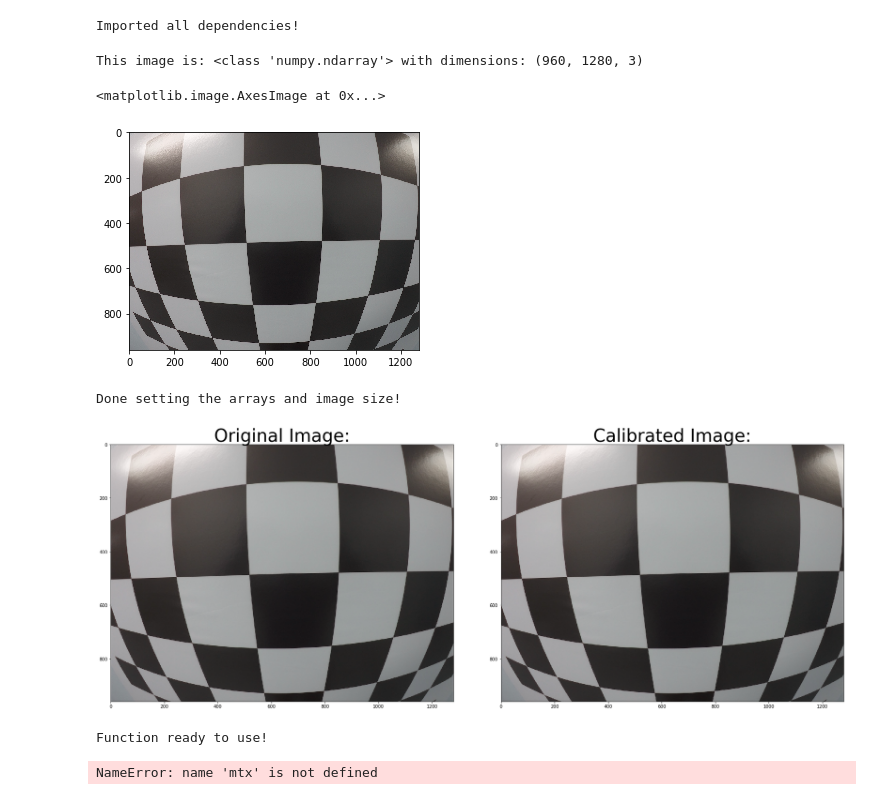
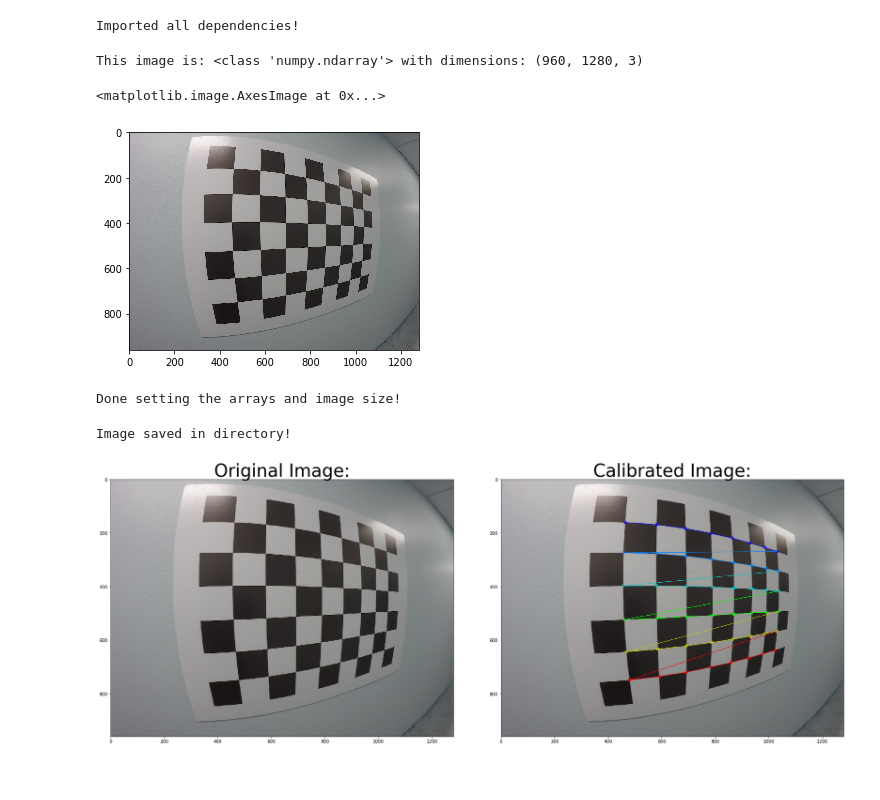
Before and after one commit to CJL89/Advance-Lane-Finding, a Jupyter notebook: Advance Lane Finding.ipynb, the cells around one changed output. Drawn from its saved outputs; the diff is of its cells as text; code cells hidden in the pictures.

Commit message:
Created the camera calibration function

```diff
--- a/Advance Lane Finding.ipynb
+++ b/Advance Lane Finding.ipynb
@@ -12,14 +12,14 @@ print('Imported all dependencies!')
 Imported all dependencies!
 # %%
 # Opening and reading an image (one provided by Udacity):
-image = cv2.imread('test_images/distorted_chessboard.jpg')
+image = cv2.imread('calibration_wide/GOPR0032.jpg')
 
 print('This image is:', type(image), 'with dimensions:', image.shape)
 plt.imshow(image)
 # %% [output]
 This image is: <class 'numpy.ndarray'> with dimensions: (960, 1280, 3)
 <matplotlib.image.AxesImage at 0x...>
-[figure, old version]
+[figure, new version]
 # %%
 # Setting image size:
 # Number of inside corners in X:
@@ -43,56 +43,52 @@ objp[:,:2] = np.mgrid[0:8, 0:6].T.reshape(-1, 2)
 print('Done setting the arrays and image size!')
 # %% [output]
 Done setting the arrays and image size!
-# %%
-fname = ('test_images/distorted_chessboard.jpg')
-img = cv2.imread(fname)
-
-# Convert to grayscale
-gray = cv2.cvtColor(image, cv2.COLOR_BGR2GRAY)
-
-# Find the chessboard corners
-ret, corners = cv2.findChessboardCorners(gray, (nx, ny), None)
-
-# If found, draw corners
-if ret == True:
-    # Draw and display the corners
-    cv2.drawChessboardCorners(image, (nx, ny), corners, ret)
-    plt.imshow(image)
 # %%
 # Creating function that calibrates the camera:
-def cal_camera(image, objpoints, imagepoints):
+def cal_camera(img, objpoints, imagepoints):
 
     # Grayscaling images from color to gray
-    gray = cv2.cvtColor(image, cv2.COLOR_RGB2GRAY)
+    gray = cv2.cvtColor(img, cv2.COLOR_BGR2GRAY)
 
     # Looking for chess board corners
     ret, corners = cv2.findChessboardCorners(gray, (nx, ny), None)
 
     # Drawing detected corners of. the image
-    img = cv2.drawChessboardCorners(image, (nx, ny), corners, ret)
+    img = cv2.drawChessboardCorners(img, (nx, ny), corners, ret)
 
+    # If the function finds corners:
     if ret == True:
 
-        imagepoints.apped(corners)
+        # Appending the corners and the object points to the empty arrays created before:
+        imagepoints.append(corners)
         objpoints.append(objp)
 
         # Drawing corners on the chessboard:
-        cv2.drawChessboardCorners(undistort, (nx, ny), corners, ret)
-        plt.imshow(img)
+        cv2.drawChessboardCorners(img, (nx, ny), corners, ret)
 
     return img
 
-calibrated = cal_camera(image, objpoints, imagepoints)
-
+# Format of showing the original and calibrated images taken from Udacity:
+# Formatting the amount of columns and the size of the images that will be displayed:
 f, (ax1, ax2) = plt.subplots(1, 2, figsize=(24, 9))
 f.tight_layout()
+
+# Showing the original image before passing it through the function:
 ax1.imshow(image)
 ax1.set_title('Original Image:', fontsize=40)
+
+# Saving the calibrated image in a variable:
+calibrated = cal_camera(image, objpoints, imagepoints)
+plt.imsave('output_images/calibrated.jpg', calibrated)
+print('Image saved in directory!')
+
+# Showing the calibrated picture after passing it through the function:
 ax2.imshow(calibrated)
 ax2.set_title('Calibrated Image:', fontsize=40)
 plt.subplots_adjust(left=0., right=1, top=0.9, bottom=0.)
 # %% [output]
+Image saved in directory!
-[figure, old version]
+[figure, new version]
 # %%
 # Calibrating and undistorting the image demostrasted before:
 def corners_unwarp(image, nx, ny, mtx, dst):
@@ -137,8 +133,6 @@ def corners_unwarp(image, nx, ny, mtx, dst):
     return warped, M
 
 print('Function ready to use!')
-# %% [output]
-Function ready to use!
 # %%
 top_down, perspective_M = corners_unwarp(image, nx, ny, mtx, dist)
 f, (ax1, ax2) = plt.subplots(1, 2, figsize=(24, 9))
@@ -148,5 +142,3 @@ ax1.set_title('Original Image', fontsize=50)
 ax2.imshow(top_down)
 ax2.set_title('Undistorted and Warped Image', fontsize=50)
 plt.subplots_adjust(left=0., right=1, top=0.9, bottom=0.)
-# %% [output]
-NameError: name 'mtx' is not defined
```
Also changed, not shown: 40 other files.
